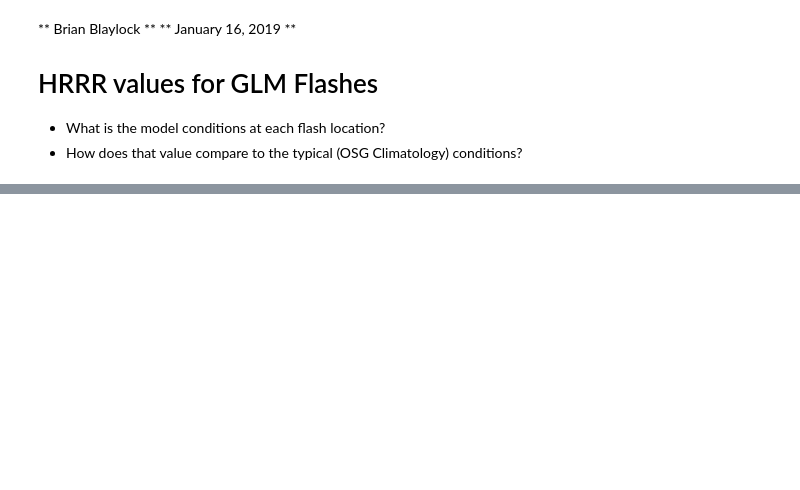
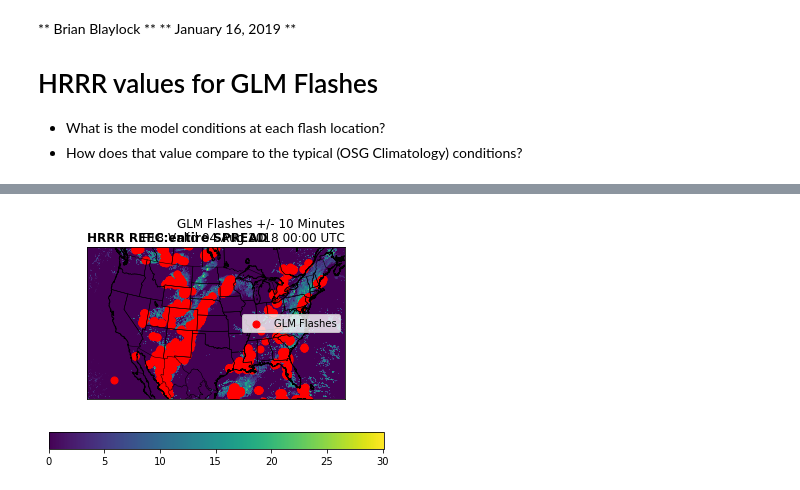
Before and after one commit to blaylockbk/pyBKB_v3, a Jupyter notebook: HRRR_duing_GLM_flash.ipynb, the cells around one changed output, grey strips where cells are left out. Cells and saved outputs as stored; diff of their text form; code cells hidden in the pictures; blank space fills up the shorter version.

```diff
--- a/HRRR_duing_GLM_flash.ipynb
+++ b/HRRR_duing_GLM_flash.ipynb
@@ -106,0 +129,18 @@ plt.scatter(flash_lon, flash_lat)
+# %%
+plt.figure(figsize=(10,5))
+m.pcolormesh(H['lon'], H['lat'], np.std(Hrefc_2, ddof=1, axis=0), latlon=True)
+plt.colorbar(orientation='horizontal')
+m.scatter(flash_lon.data, flash_lat.data,
+          marker='o', color='red', s=50,
+          latlon=True, label="GLM Flashes")
+m.drawstates()
+m.drawcountries()
+m.drawcoastlines()
+plt.title('HRRR REFC:entire SPREAD', loc='left', fontweight='semibold')
+plt.title('GLM Flashes +/- 10 Minutes\nF%02d Valid %s' % (f, (DATE).strftime('%d %b %Y %H:%M UTC')), loc='right')
+plt.legend()
+fig.tight_layout()
+
+plt.savefig('./Fxx_GLM-HRRR_SPREAD_refc', bbox_inches='tight')
+# %% [output]
+[figure, added]
```
Also changed, not shown: parts of 14 cells of this notebook, 44 other files.
